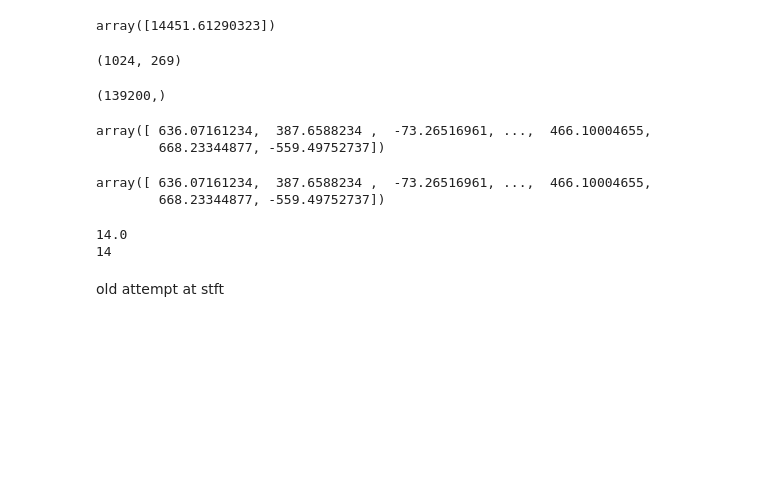
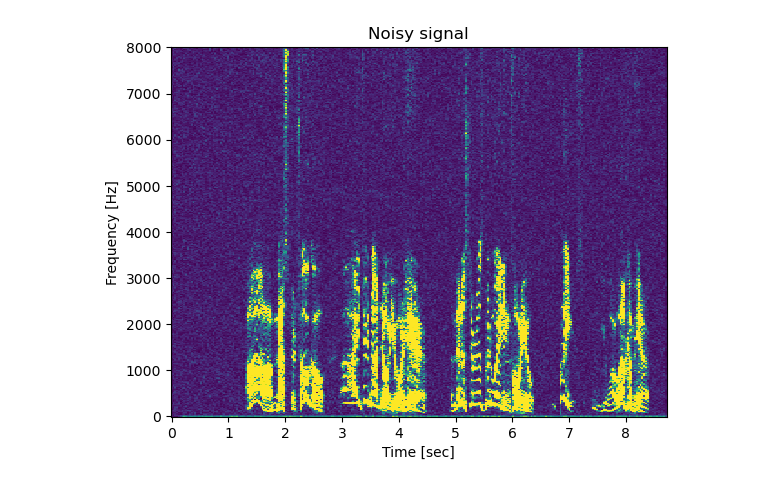
Before and after one commit to Dorin-D/m2-paris-saclay, a Jupyter notebook: Signal_Processing/lab_4/spectral_substraction.ipynb, the cells around one changed output. Saved outputs shown, nothing was run; the diff lists cells and outputs as text; code cells hidden in the pictures; blank space fills up the shorter version.

Commit message:
spectral subtract

```diff
--- a/Signal_Processing/lab_4/spectral_substraction.ipynb
+++ b/Signal_Processing/lab_4/spectral_substraction.ipynb
@@ -46,0 +105,15 @@ Variance:  0.006704926415565825
+# %%
+sound_signal = voice_signal
+sound_rate = voice_rate
+noise = noise_1
+#sample a vector of the same size as the signal from the noise
+added_noise = np.random.choice(noise, len(sound_signal), replace=True)
+target_snr = 50
+variance = get_variance(target_snr, sound_signal, added_noise)
+noisy_signal = sound_signal + added_noise * np.sqrt(variance)
+
+snr = 10*np.log(np.linalg.norm(sound_signal)**2/np.linalg.norm(noisy_signal-sound_signal)**2)
+
+print("Target SNR: ", target_snr)
+print('SNR: ', snr)
+print('Variance: ', variance)
@@ -66,10 +133,13 @@ def spectral_subtraction(noisy_signal, sample_rate, noise, λ, α, β, γ):
 # %%
 #spectral denoise
-λ = 1
-psd_signal = spectral_subtraction(noisy_signal, sound_rate, noise, λ)
-#inverse the stft
-_, denoised_signal = signal.istft(psd_signal, sound_rate, nperseg=1024)
+λ, α, β, γ = 2, 1, 1, 0.01
+sample_rate = music_rate
+
+result = spectral_subtraction(noisy_signal, sample_rate, noise, λ, α, β, γ)
+
+#compute the istft of the result
+_, denoised_signal = signal.istft(result, sample_rate)
 #display denoised signal audio object
-Audio(denoised_signal, rate=music_rate)
+Audio(denoised_signal, rate=sample_rate)
 # %% [output]
 [interactive output not drawn]
@@ -81,46 +146,10 @@ Audio(noisy_signal, rate=music_rate)
 # %%
-#display spectrogram
-plt.pcolormesh(t, f, np.abs(Zxx), vmax=1000)
-plt.title('STFT Magnitude')
+# plot the spectrogram of the noisy signal
+f, t, Zxx = signal.stft(noisy_signal, sample_rate, nperseg=1024)
+plt.pcolormesh(t, f, np.abs(Zxx), vmin=0, vmax=100)
+plt.title('Noisy signal')
 plt.ylabel('Frequency [Hz]')
 plt.xlabel('Time [sec]')
 plt.show()
+# %% [output]
+[figure, added]
-# %%
-find_index = stft_signal[:,10].max()
-
-#get index with max value
-index_max = np.where(stft_signal[:,10] == find_index)
-#compute the frequency of the max value
-frequency_max = frequencies[index_max]
-frequency_max
-# %% [output]
-array([14451.61290323])
-# %%
-gabor_transform_signal.shape
-# %% [output]
-(1024, 269)
-# %%
-noisy_signal.shape
-# %% [output]
-(139200,)
-# %%
-gabor_transform_signal[:,10]
-# %% [output]
-array([ 636.07161234,  387.6588234 ,  -73.26516961, ...,  466.10004655,
-        668.23344877, -559.49752737])
-# %%
-noisy_signal[512*10:512*10+1024]
-# %% [output]
-array([ 636.07161234,  387.6588234 ,  -73.26516961, ...,  466.10004655,
-        668.23344877, -559.49752737])
-# %%
-x = np.asarray([1,2,-3])
-norm_1 = np.linalg.norm(x)**2
-print(norm_1)
-norm_2 = np.abs(x[0])**2 + np.abs(x[1])**2 + np.abs(x[2])**2
-print(norm_2)
-# %% [output]
-14.0
-14
-# %% [markdown]
-old attempt at stft
```
Also changed, not shown: parts of 19 cells of this notebook.
